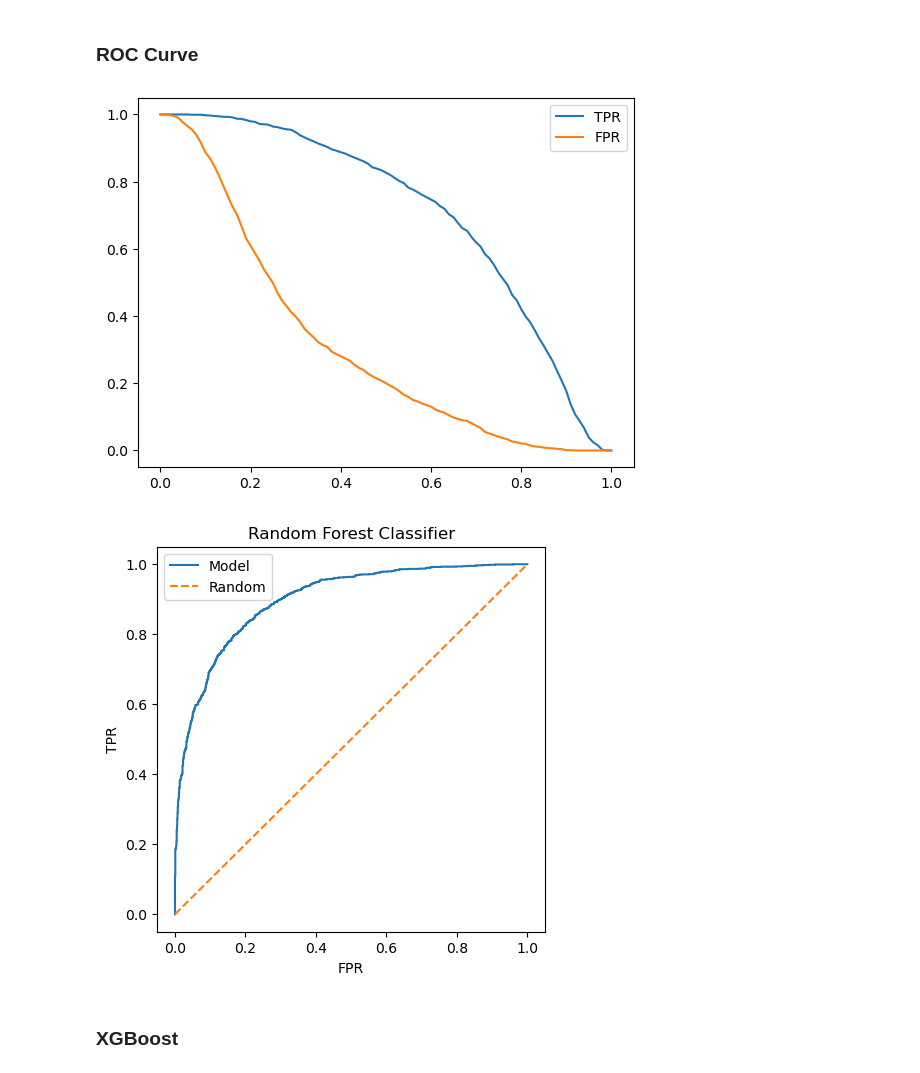
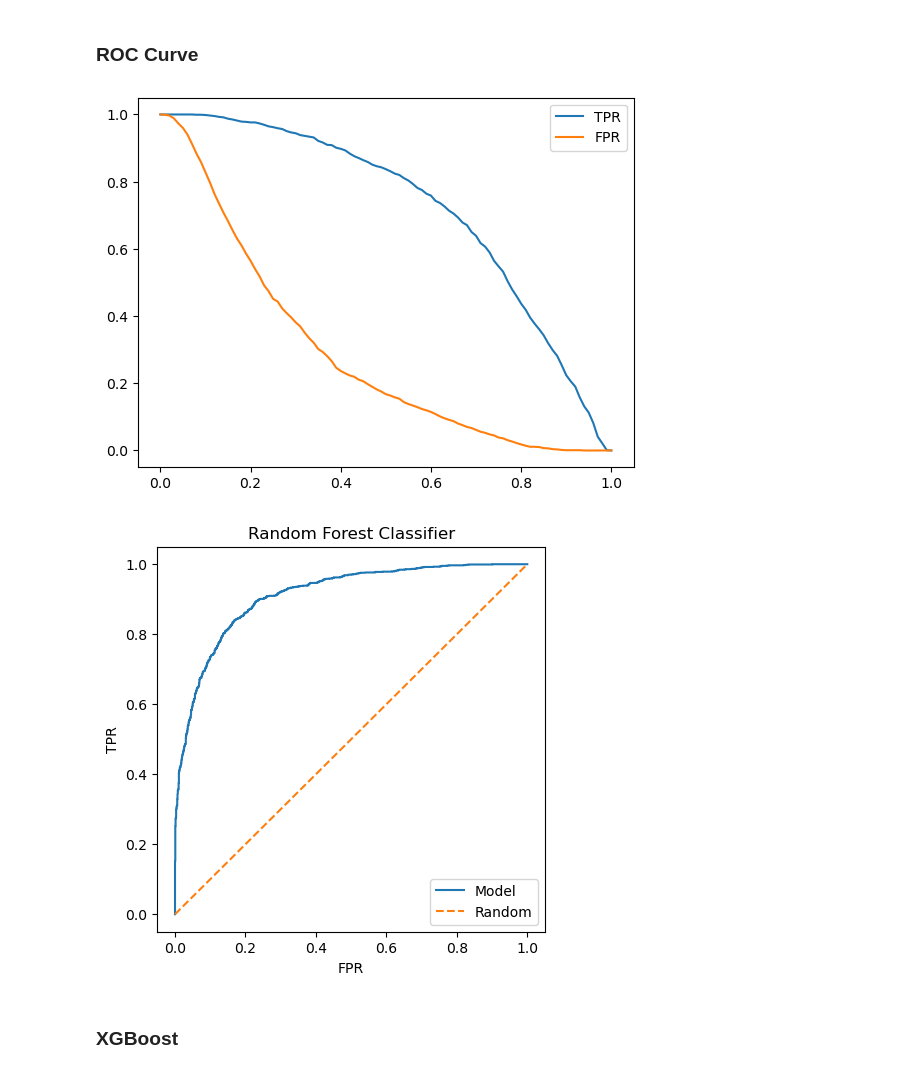
Before and after one commit to clamytoe/covid-risk-classifier, a Jupyter notebook: notebook.ipynb, the cells around one changed output. Cells and saved outputs as stored; diff of their text form; code cells hidden in the pictures.

```diff
--- a/notebook.ipynb
+++ b/notebook.ipynb
@@ -1391,8 +1503,9 @@ max(scores, key=lambda x: x[1])
 # %%
 threshold = max(scores, key=lambda x: x[1])[0]
-lr_model = LogisticRegression(C=threshold, random_state=1)
+lr_model = LogisticRegression(C=threshold, max_iter=1_000, random_state=1, n_jobs=-1)
 lr_model.fit(X_train, y_train)
 
 y_pred = lr_model.predict_proba(X_val)[:, 1]
-roc_auc_score(y_val, y_pred)
+val_score = roc_auc_score(y_val, y_pred)
+val_score
 # %% [output]
@@ -1627,0 +1759,4 @@ plot_auc_roc_curve(y_val, y_pred, 'RandomForest Classifier')
+# %%
+y_pred = rf_model.predict_proba(X_test)[:, 1]
+score = roc_auc_score(y_test, y_pred)
+score
@@ -1678,14 +1822,14 @@ False Positive Rate: 0.7822327044025157
 # %% [markdown]
 ### ROC Curve
 # %%
-lr_scores = tpr_fpr_dataframe(y_val, y_pred)
-plot_tpr_fpr(lr_scores)
+rf_scores = tpr_fpr_dataframe(y_test, y_pred)
+plot_tpr_fpr(rf_scores)
 # %% [output]
-[figure, old version]
+[figure, new version]
 # %%
-plot_auc_roc_curve(y_val, y_pred, 'Random Forest Classifier')
+plot_auc_roc_curve(y_test, y_pred, 'Random Forest Classifier')
 # %% [output]
-[figure, old version]
+[figure, new version]
 # %% [markdown]
 ### XGBoost
 # %%
```
Also changed, not shown: parts of 124 cells of this notebook.
